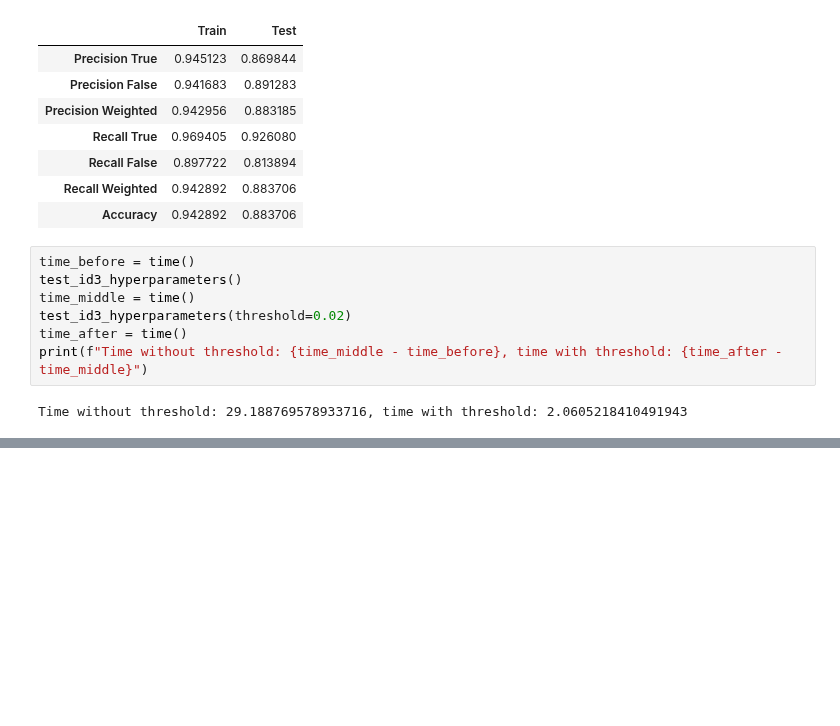
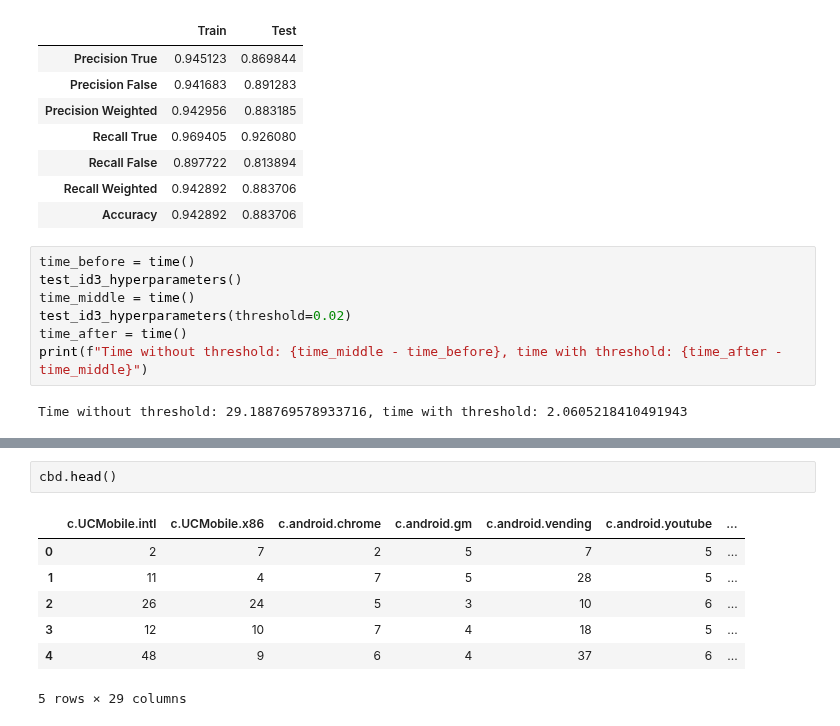
Before and after one commit to MartinH2k3/IAUProject, a Jupyter notebook: Phase3M.ipynb, the cells around one changed output, grey strips where cells are left out. Saved outputs shown, nothing was run; the diff lists cells and outputs as text; blank space fills up the shorter version.

```diff
--- a/Phase3M.ipynb
+++ b/Phase3M.ipynb
@@ -348,0 +441,10 @@ In the best configuration out of the few we tested, highest accuracy we achieved
+# %%
+cbd.head()
+# %% [output]
+|  | c.UCMobile.intl | c.UCMobile.x86 | c.android.chrome | c.android.gm | c.android.vending | c.android.youtube | ... |
+| 0 | 2 | 7 | 2 | 5 | 7 | 5 | ... |
+| 1 | 11 | 4 | 7 | 5 | 28 | 5 | ... |
+| 2 | 26 | 24 | 5 | 3 | 10 | 6 | ... |
+| 3 | 12 | 10 | 7 | 4 | 18 | 5 | ... |
+| 4 | 48 | 9 | 6 | 4 | 37 | 6 | ... |
+5 rows × 29 columns
```
Also changed, not shown: parts of 14 cells of this notebook.
